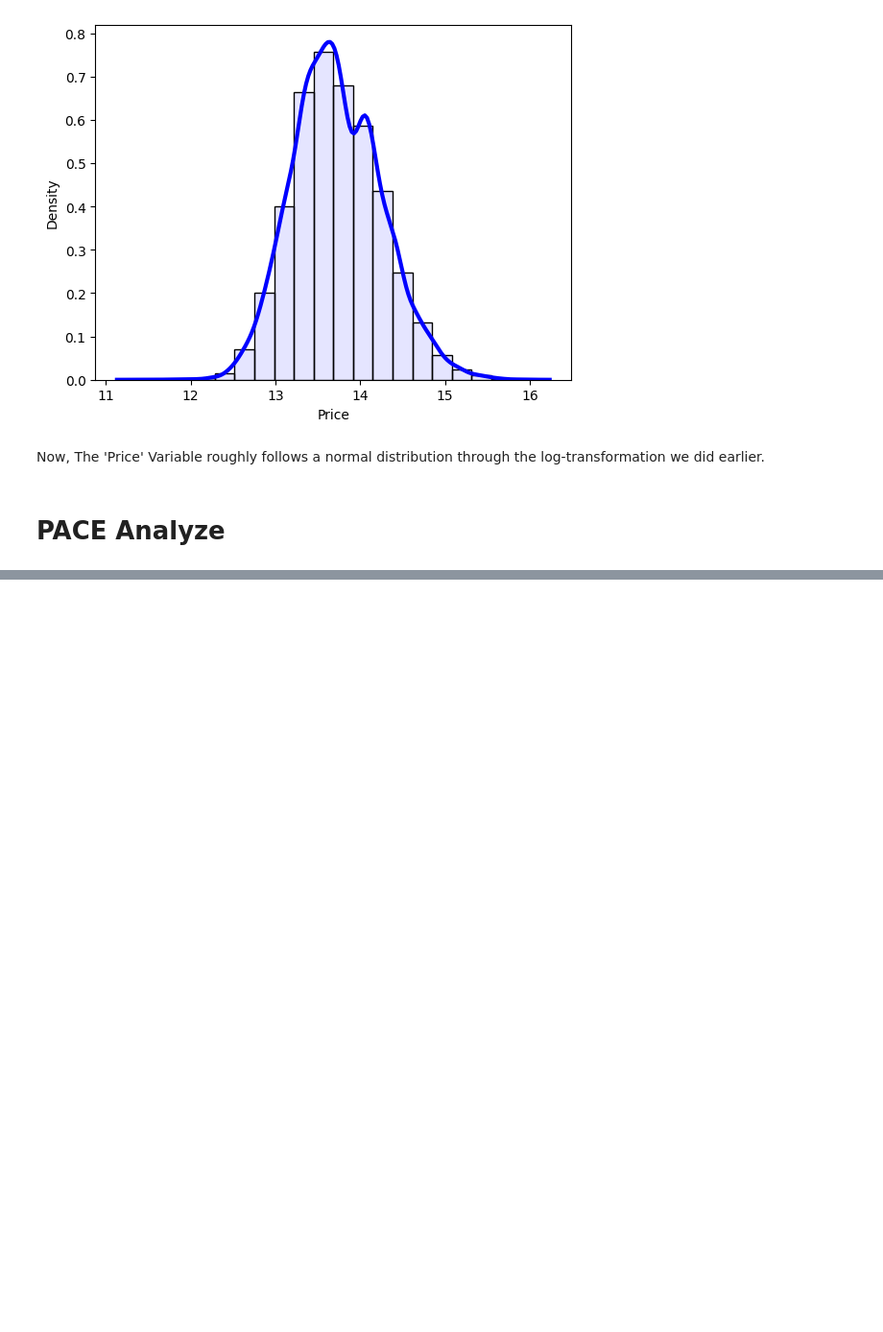
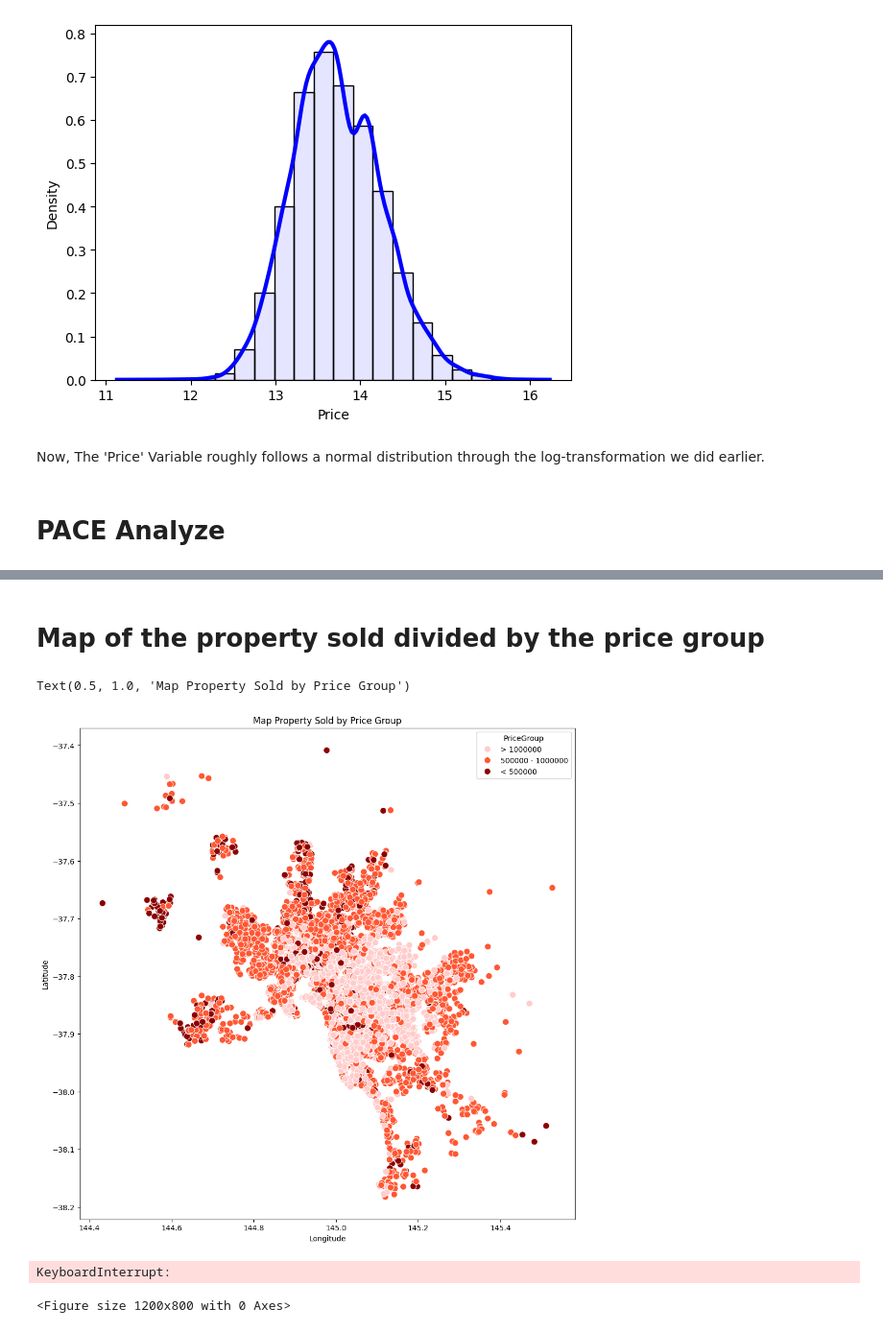
Before and after one commit to DustinKeene/Melbourne-Property-Price-Prediction-Modelling-, a Jupyter notebook: data_project_lab.ipynb, the cells around one changed output, grey strips where cells are left out. Shown at 96% size. Saved outputs shown, nothing was run; the diff lists cells and outputs as text; code cells hidden in the pictures; blank space fills up the shorter version.

```diff
--- a/data_project_lab.ipynb
+++ b/data_project_lab.ipynb
@@ -292,0 +343,37 @@ Now, The 'Price' Variable roughly follows a normal distribution through the log-
+# %% [markdown]
+# Map of the property sold divided by the price group
+# %%
+def price_category(price):
+  if price < 500000:
+   return '< 500000'
+  elif price >= 500000 and price < 1000000:
+   return '500000 - 1000000'
+  else:
+   return '> 1000000'
+df['PriceGroup'] = df['Price'].apply(price_category)
+plt.figure(figsize=(12,12))
+custom_palette = {'< 500000': '#8B0000', '500000 - 1000000': '#FF5733', '> 1000000':  '#FFCCCB'}
+sns.scatterplot(x='Longitude',y='Latitude', data=df, hue='PriceGroup', s = 75, palette=custom_palette)
+plt.title('Map Property Sold by Price Group')
+# %% [output]
+Text(0.5, 1.0, 'Map Property Sold by Price Group')
+[figure, added]
+# %%
+
+
+# Aggregate counts by PriceGroup, Longitude, and Latitude
+heatmap_data = df.groupby(['Latitude', 'Longitude', 'PriceGroup']).size().reset_index(name='Count')
+
+# Pivot the data to create a matrix for heatmap
+heatmap_pivot = heatmap_data.pivot_table(index='Latitude', columns='Longitude', values='Count', fill_value=0)
+
+# Plotting the heatmap
+plt.figure(figsize=(12, 8))
+sns.heatmap(heatmap_pivot, annot=False, cmap='YlOrRd', cbar=True)
+plt.title('Heatmap of Property Counts by Price Group')
+plt.xlabel('Longitude')
+plt.ylabel('Latitude')
+plt.show()
+# %% [output]
+KeyboardInterrupt:
+<Figure size 1200x800 with 0 Axes>
```
Also changed, not shown: parts of 16 cells of this notebook.
